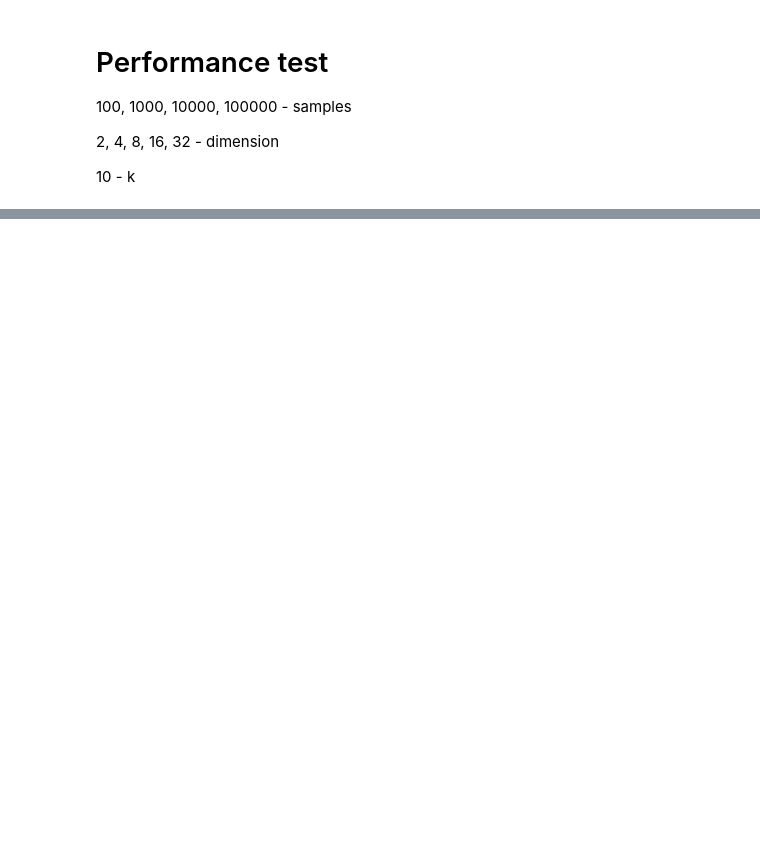
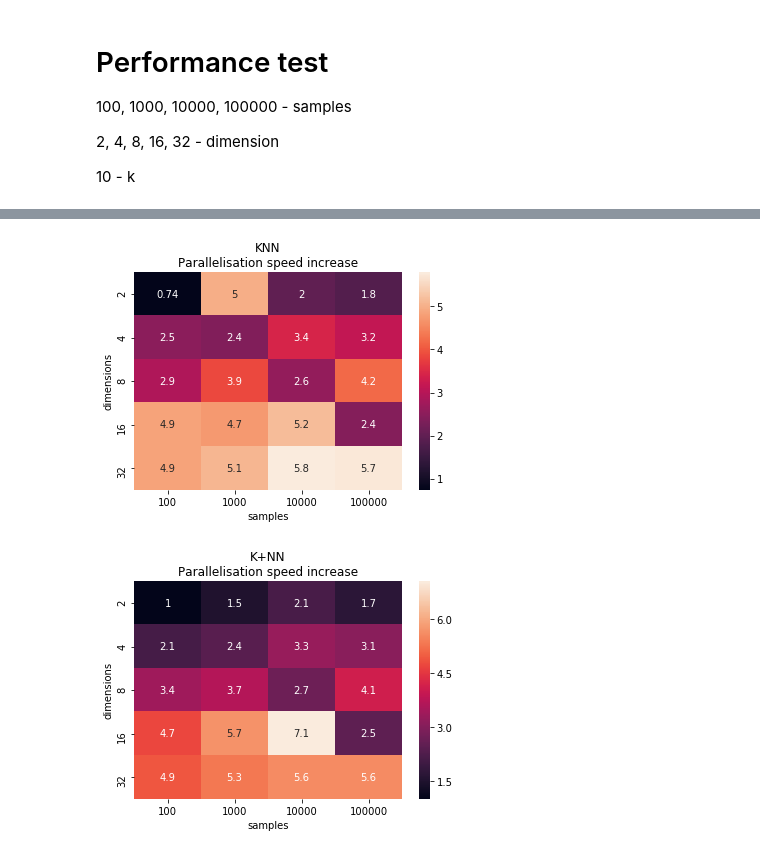
Before and after one commit to Delebrith/return-of-the-neighbours, a Jupyter notebook: experiments/performance_test.ipynb, the cells around one changed output, grey strips where cells are left out. Saved outputs shown, nothing was run; the diff lists cells and outputs as text; code cells hidden in the pictures; blank space fills up the shorter version.

```diff
--- a/experiments/performance_test.ipynb
+++ b/experiments/performance_test.ipynb
@@ -65,0 +159,11 @@ Text(33.0, 0.5, 'dimensions')
+# %%
+def show_parallelisation_speed_increase_heatmap(results, alg_name):
+    ratio = get_mean_time(results, False) / get_mean_time(results, True)
+    title = f'{alg_name}\nParallelisation speed increase'
+    show_heatmap(ratio, title)
+# %%
+show_parallelisation_speed_increase_heatmap(results_kNN, 'KNN')
+show_parallelisation_speed_increase_heatmap(results_kpNN, 'K+NN')
+# %% [output]
+[figure, added]
+[figure, added]
```
Also changed, not shown: parts of 14 cells of this notebook.
